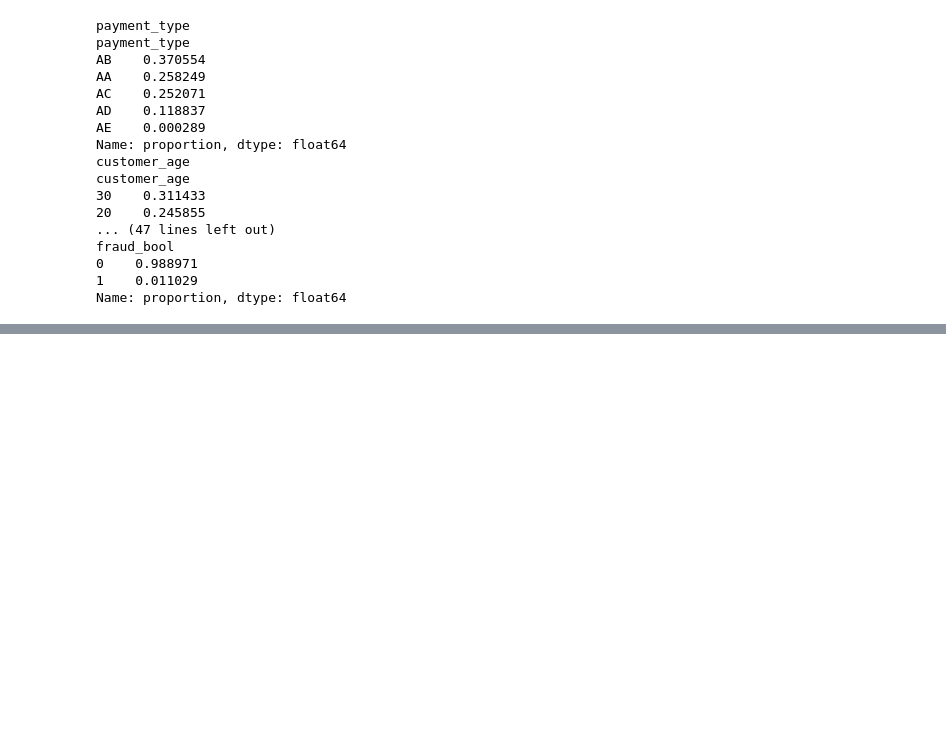
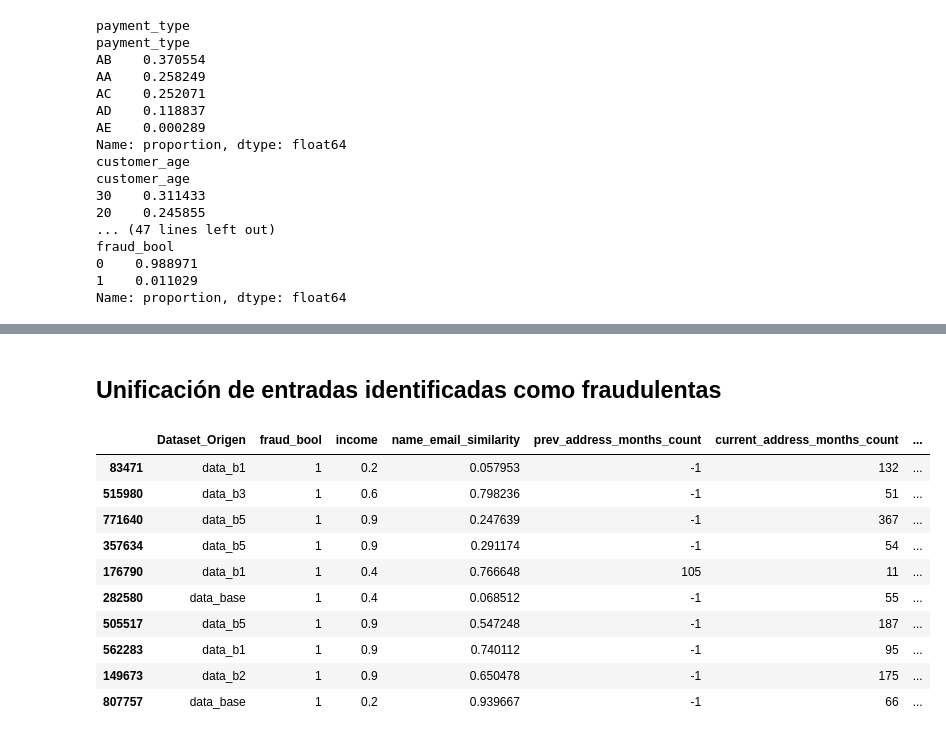
Before and after one commit to No-Country-simulation/c21-50-m-data-bi, a Jupyter notebook: Semana 1/exploracion_Data_Fraud.ipynb, the cells around one changed output, grey strips where cells are left out. Saved outputs shown, nothing was run; the diff lists cells and outputs as text; code cells hidden in the pictures; blank space fills up the shorter version.

```diff
--- a/Semana 1/exploracion_Data_Fraud.ipynb
+++ b/Semana 1/exploracion_Data_Fraud.ipynb
@@ -263,0 +1154,33 @@ Name: proportion, dtype: float64
+# %% [markdown]
+## Unificación de entradas identificadas como fraudulentas
+# %%
+# Se filtran los datasets para contar únicamente con las filas donde 'fraud_bool' es 1
+data_base_filtered = data_base[data_base['fraud_bool'] == 1]
+data_b1_filtered = data_b1[data_b1['fraud_bool'] == 1]
+data_b2_filtered = data_b2[data_b2['fraud_bool'] == 1]
+data_b3_filtered = data_b3[data_b3['fraud_bool'] == 1]
+data_b4_filtered = data_b4[data_b4['fraud_bool'] == 1]
+data_b5_filtered = data_b5[data_b5['fraud_bool'] == 1]
+
+# Unimos todos los datasets y agregamos una clave para identificar el origen
+datasets_fraudes = pd.concat([data_base_filtered, data_b1_filtered, data_b2_filtered, data_b3_filtered, data_b4_filtered, data_b5_filtered],
+                            keys=['data_base', 'data_b1', 'data_b2', 'data_b3', 'data_b4', 'data_b5'],  # Etiquetas para cada dataset
+                            names=['Dataset_Origen'])  # Nombre del índice
+
+# Reseteamos el índice para que la clave (origen del DataFrame) se convierta en una columna
+datasets_fraudes = datasets_fraudes.reset_index(level='Dataset_Origen')
+
+# Mostrar los primeros datos unidos con la columna que indica el origen
+datasets_fraudes.sample(10)
+# %% [output]
+|  | Dataset_Origen | fraud_bool | income | name_email_similarity | prev_address_months_count | current_address_months_count | ... |
+| 83471 | data_b1 | 1 | 0.2 | 0.057953 | -1 | 132 | ... |
+| 515980 | data_b3 | 1 | 0.6 | 0.798236 | -1 | 51 | ... |
+| 771640 | data_b5 | 1 | 0.9 | 0.247639 | -1 | 367 | ... |
+| 357634 | data_b5 | 1 | 0.9 | 0.291174 | -1 | 54 | ... |
+| 176790 | data_b1 | 1 | 0.4 | 0.766648 | 105 | 11 | ... |
+| 282580 | data_base | 1 | 0.4 | 0.068512 | -1 | 55 | ... |
+| 505517 | data_b5 | 1 | 0.9 | 0.547248 | -1 | 187 | ... |
+| 562283 | data_b1 | 1 | 0.9 | 0.740112 | -1 | 95 | ... |
+| 149673 | data_b2 | 1 | 0.9 | 0.650478 | -1 | 175 | ... |
+| 807757 | data_base | 1 | 0.2 | 0.939667 | -1 | 66 | ... |
```
Also changed, not shown: parts of 16 cells of this notebook.
